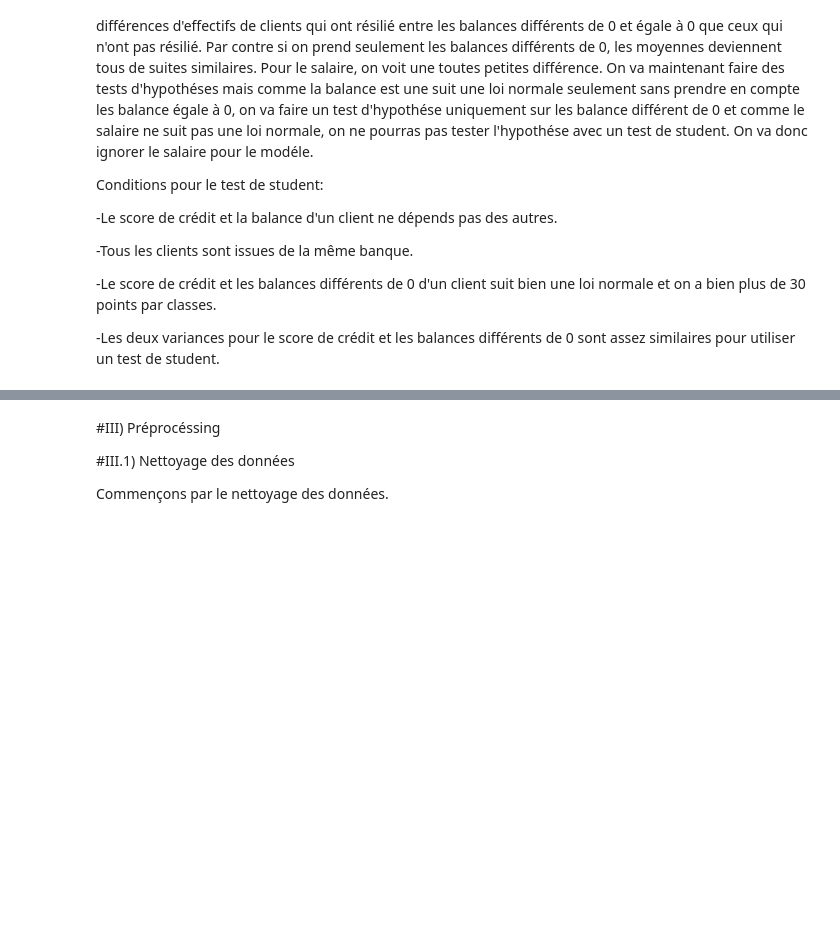
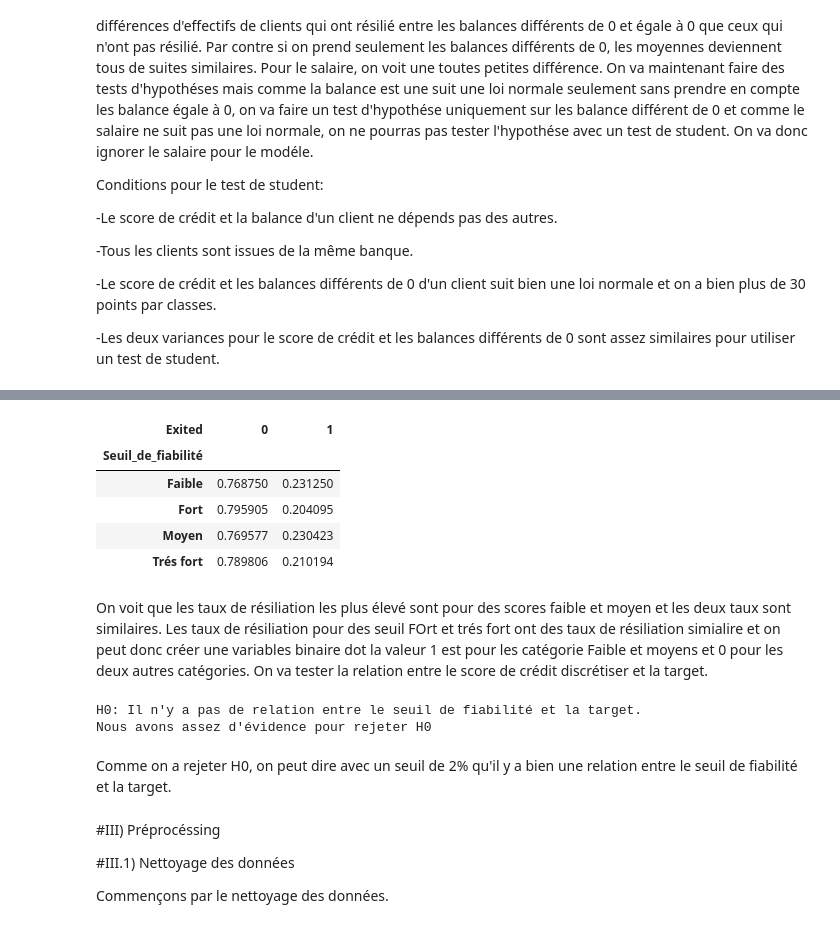
Before and after one commit to fmazur57u/Bank-churn, a Jupyter notebook: projet_bank_churn.ipynb, the cells around one changed output, grey strips where cells are left out. Drawn from its saved outputs; the diff is of its cells as text; code cells hidden in the pictures; blank space fills up the shorter version.

```diff
--- a/projet_bank_churn.ipynb
+++ b/projet_bank_churn.ipynb
@@ -394,3 +448,30 @@ Conditions pour le test de student:
+# %%
+pd.crosstab(analyse_set["Seuil_de_fiabilité"], analyse_set["Exited"], normalize="index")
+# %% [output]
+| Exited | 0 | 1 |
+| Seuil_de_fiabilité |  |  |
+| Faible | 0.768750 | 0.231250 |
+| Fort | 0.795905 | 0.204095 |
+| Moyen | 0.769577 | 0.230423 |
+| Trés fort | 0.789806 | 0.210194 |
+# %% [markdown]
+On voit que les taux de résiliation les plus élevé sont pour des scores faible et moyen et les deux taux sont similaires. Les taux de résiliation pour des seuil FOrt et trés fort ont des taux de résiliation simialire et on peut donc créer une variables binaire dot la valeur 1 est pour les catégorie Faible et moyens et 0 pour les deux autres catégories. On va tester la relation entre le score de crédit discrétiser et la target.
+# %%
+print("H0: Il n'y a pas de relation entre le seuil de fiabilité et la target.")
+
+alpha = 0.02
+
+p_value = chi2_contingency(pd.crosstab(analyse_set["Seuil_de_fiabilité"], analyse_set["Exited"])).pvalue
+
+if p_value < alpha:
+    print("Nous avons assez d'évidence pour rejeter H0")
+else:
+    print("Nous n'avons pas assez d'évidence pour rejeter H0.")
+# %% [output]
+H0: Il n'y a pas de relation entre le seuil de fiabilité et la target.
+Nous avons assez d'évidence pour rejeter H0
+# %% [markdown]
+Comme on a rejeter H0, on peut dire avec un seuil de 2% qu'il y a bien une relation entre le seuil de fiabilité et la target.
 # %% [markdown]
 #III) Préprocéssing
 
```
Also changed, not shown: parts of 4 cells of this notebook.
